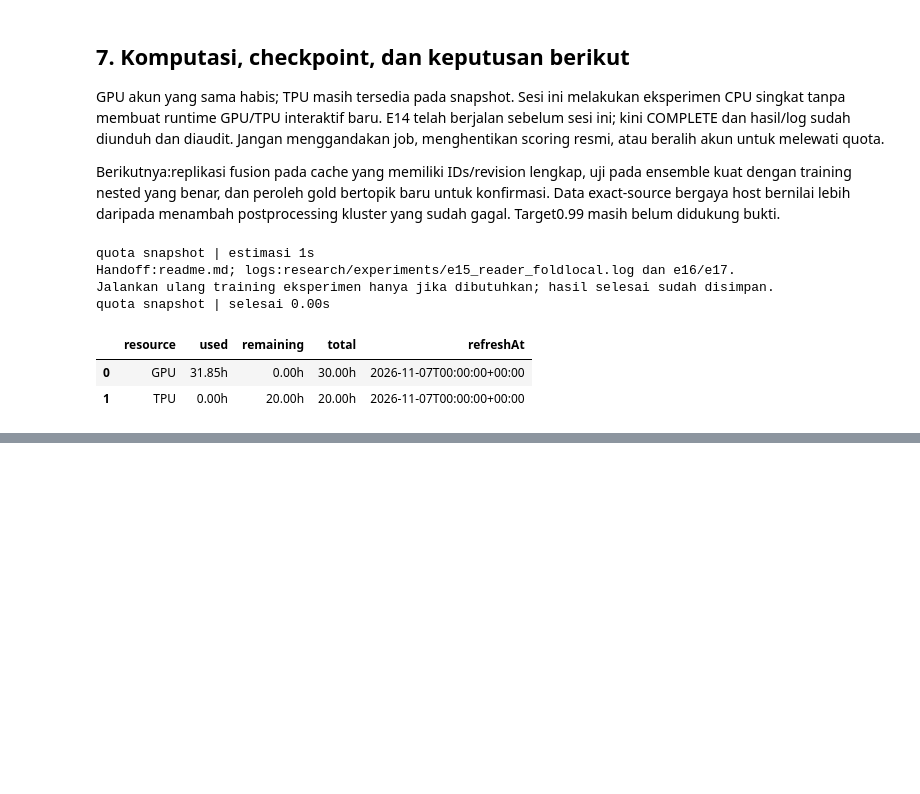
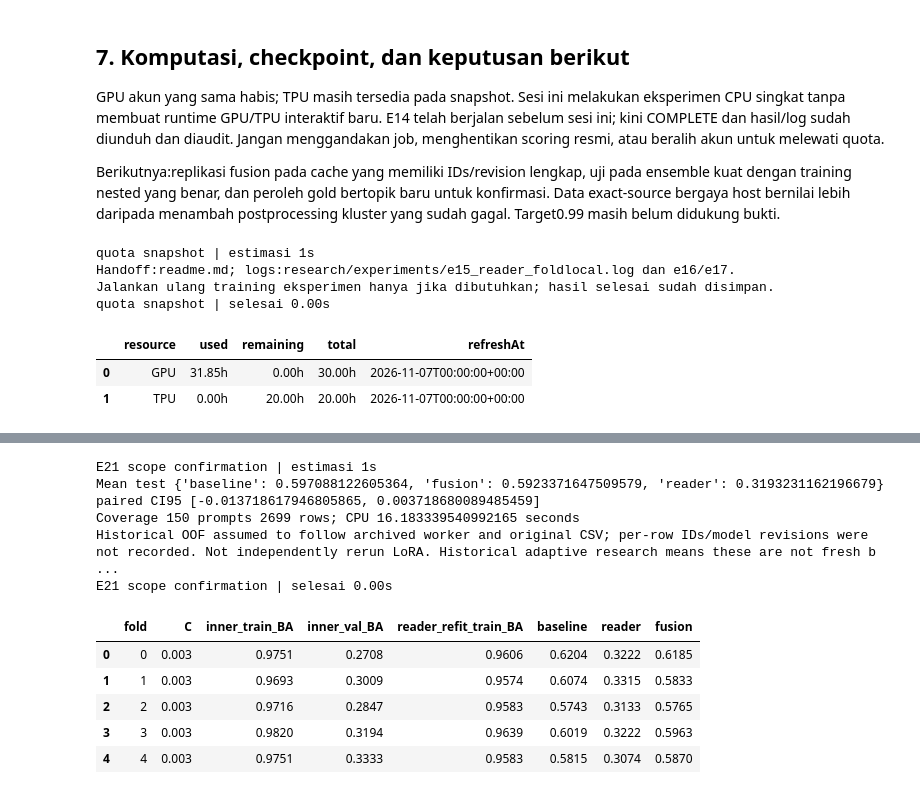
Before and after one commit to yauwes/name-that-llm-sota-pipeline, a Jupyter notebook: ntl_session_20261103.ipynb, the cells around one changed output, grey strips where cells are left out. Drawn from its saved outputs; the diff is of its cells as text; code cells hidden in the pictures; blank space fills up the shorter version.

```diff
--- a/ntl_session_20261103.ipynb
+++ b/ntl_session_20261103.ipynb
@@ -298,0 +374,24 @@ quota snapshot | selesai 0.00s
+# %%
+with step('E21 scope confirmation', 1):
+    directory=ROOT/'research/experiments/e21_nested_reader_confirm'
+    e21=json.loads((directory/'results.json').read_text())
+    assert e21['test_coverage']==1.
+    records=[json.loads((directory/f'fold{f}.json').read_text()) for f in range(5)]
+    display(pd.DataFrame([dict(fold=r['fold'],C=r['chosen']['C'],
+        inner_train_BA=r['chosen']['train_ba'],inner_val_BA=r['chosen']['val_ba'],
+        reader_refit_train_BA=r['train_refit_ba'],**r['test']) for r in records]).round(4))
+    print('Mean test',e21['mean_test'],'paired CI95',e21['paired_ci95'])
+    print('Coverage',e21['test_prompts'],'prompts',e21['test_rows'],'rows; CPU',e21['elapsed_s'],'seconds')
+    print(e21['caveat'])
+# %% [output]
+E21 scope confirmation | estimasi 1s
+Mean test {'baseline': 0.597088122605364, 'fusion': 0.5923371647509579, 'reader': 0.3193231162196679} paired CI95 [-0.013718617946805865, 0.003718680089485459]
+Coverage 150 prompts 2699 rows; CPU 16.183339540992165 seconds
+Historical OOF assumed to follow archived worker and original CSV; per-row IDs/model revisions were not recorded. Not independently rerun LoRA. Historical adaptive research means these are not fresh b ...
+E21 scope confirmation | selesai 0.00s
+|  | fold | C | inner_train_BA | inner_val_BA | reader_refit_train_BA | baseline | reader | fusion |
+| 0 | 0 | 0.003 | 0.9751 | 0.2708 | 0.9606 | 0.6204 | 0.3222 | 0.6185 |
+| 1 | 1 | 0.003 | 0.9693 | 0.3009 | 0.9574 | 0.6074 | 0.3315 | 0.5833 |
+| 2 | 2 | 0.003 | 0.9716 | 0.2847 | 0.9583 | 0.5743 | 0.3133 | 0.5765 |
+| 3 | 3 | 0.003 | 0.9820 | 0.3194 | 0.9639 | 0.6019 | 0.3222 | 0.5963 |
+| 4 | 4 | 0.003 | 0.9751 | 0.3333 | 0.9583 | 0.5815 | 0.3074 | 0.5870 |
```
Also changed, not shown: parts of 9 cells of this notebook, 4 other files.
